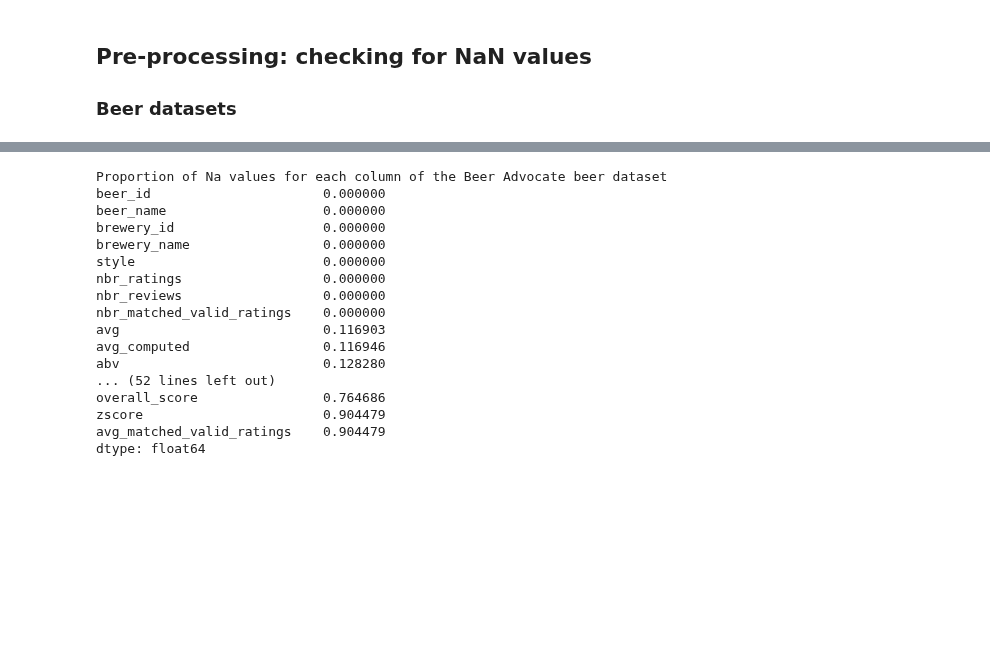
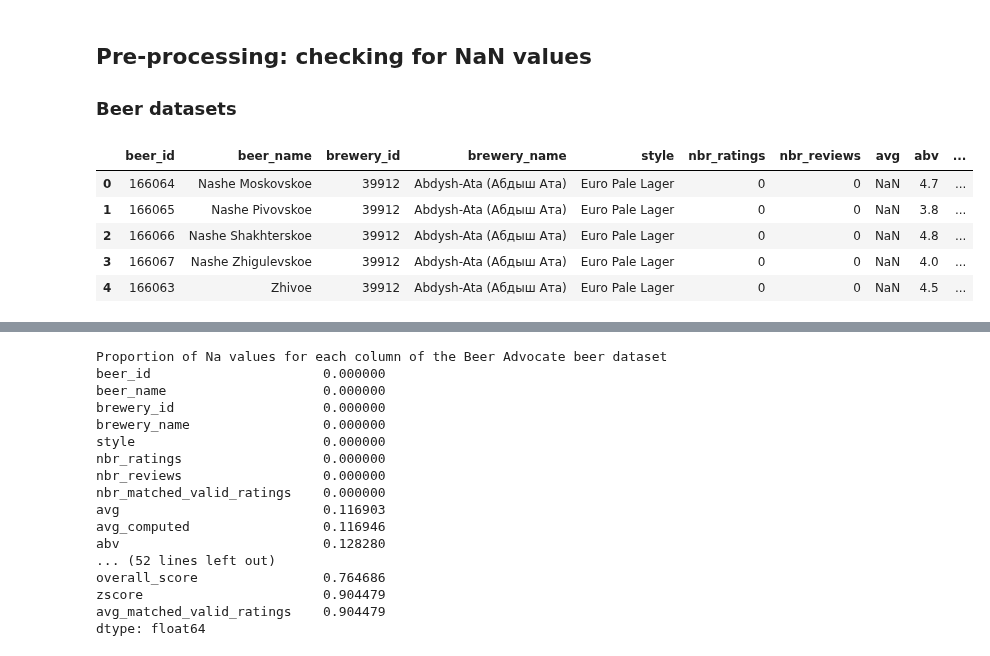
Before and after one commit to epfl-ada/ada-2022-project-hotchocolate, a Jupyter notebook: Notebook.ipynb, the cells around one changed output, grey strips where cells are left out. Saved outputs shown, nothing was run; the diff lists cells and outputs as text; code cells hidden in the pictures; blank space fills up the shorter version.

```diff
--- a/Notebook.ipynb
+++ b/Notebook.ipynb
@@ -56,3 +56,13 @@ df_rb_users = pd.read_csv(DATASET_RATEBEER + 'users.csv')
 # %% [markdown]
 ## Pre-processing: checking for NaN values
 ### Beer datasets
+# %%
+#Let's have a look
+df_adv_beer.head()
+# %% [output]
+|  | beer_id | beer_name | brewery_id | brewery_name | style | nbr_ratings | nbr_reviews | avg | abv | ... |
+| 0 | 166064 | Nashe Moskovskoe | 39912 | Abdysh-Ata (Абдыш Ата) | Euro Pale Lager | 0 | 0 | NaN | 4.7 | ... |
+| 1 | 166065 | Nashe Pivovskoe | 39912 | Abdysh-Ata (Абдыш Ата) | Euro Pale Lager | 0 | 0 | NaN | 3.8 | ... |
+| 2 | 166066 | Nashe Shakhterskoe | 39912 | Abdysh-Ata (Абдыш Ата) | Euro Pale Lager | 0 | 0 | NaN | 4.8 | ... |
+| 3 | 166067 | Nashe Zhigulevskoe | 39912 | Abdysh-Ata (Абдыш Ата) | Euro Pale Lager | 0 | 0 | NaN | 4.0 | ... |
+| 4 | 166063 | Zhivoe | 39912 | Abdysh-Ata (Абдыш Ата) | Euro Pale Lager | 0 | 0 | NaN | 4.5 | ... |
```
Also changed, not shown: parts of 20 cells of this notebook.
